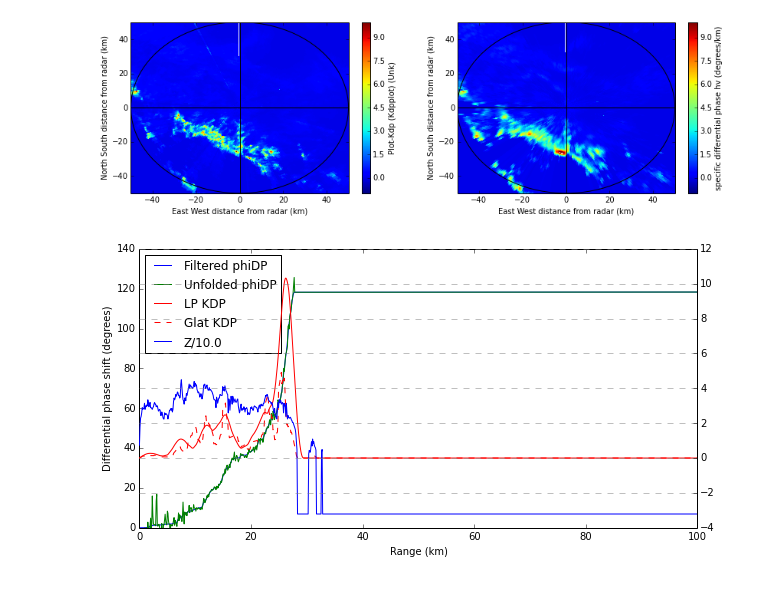
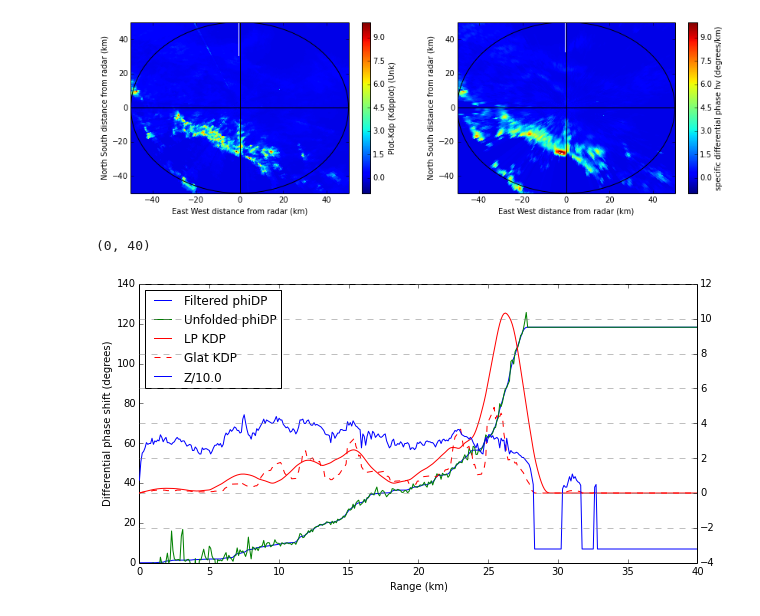
Before and after one commit to scollis/notebooks, a Jupyter notebook: U-Bonn.ipynb, the cells around one changed output. Saved outputs shown, nothing was run; the diff lists cells and outputs as text; code cells hidden in the pictures.

```diff
--- a/U-Bonn.ipynb
+++ b/U-Bonn.ipynb
@@ -96,7 +96,8 @@ phidp, kdp = pyart.correct.phase_proc_lp(myradar, 0.0, debug = True, fzl = FZL,
                                          refl_field = 'reflectivity_horizontal',
                                          phidp_field = 'dp_phase_shift',
                                          rhv_field = 'copol_coeff',
-                                         ncp_field = 'norm_coherent_power')
+                                         ncp_field = 'norm_coherent_power',
+                                         self_const=60000.0)
 myradar.fields['proc_dp_phase_shift'] = phidp
 myradar.fields['recalculated_diff_phase'] = kdp
 # %% [output]
@@ -166,32 +167,33 @@ ray_num = 185
 # filtered phidp and unfolded phidp
 display.plot_ray('proc_dp_phase_shift', ray_num, format_str='b-',
                  axislabels_flag=False, title_flag=False, ax=ax)
 
 display.plot_ray('unfolded_differential_phase', ray_num, format_str='g-',
                  axislabels_flag=False, title_flag=False, ax=ax)
 
 # set labels
 ax.set_ylim(0, 140)
 ax.set_ylabel('Differential phase shift (degrees)')
 ax.set_xlabel('Range (km)')
 
 # plot KDP and reflectivity on second axis
 ax2 = ax.twinx()
 display.plot_ray('recalculated_diff_phase', ray_num, format_str='r-',
                  axislabels_flag=False, title_flag=False, ax=ax2)
 
 display.plot_ray('plot_diff_phase', ray_num, format_str='r--',
                  axislabels_flag=False, title_flag=False, ax=ax2)
 
 
 display.plot_ray('scaled_reflectivity', ray_num, format_str='b-',
                  axislabels_flag=False, title_flag=False, ax=ax2)
 
 # decorate
 ax2.yaxis.grid(color='gray', linestyle='dashed')
 ax.legend(display.plots,
           ["Filtered phiDP", "Unfolded phiDP", 'LP KDP','Glat KDP', 'Z/10.0'],
           loc='upper left')
-plt.show()
+ax.set_xlim(0, 40)
 # %% [output]
+(0, 40)
-[figure, old version]
+[figure, new version]
```
Also changed, not shown: parts of 5 cells of this notebook.
